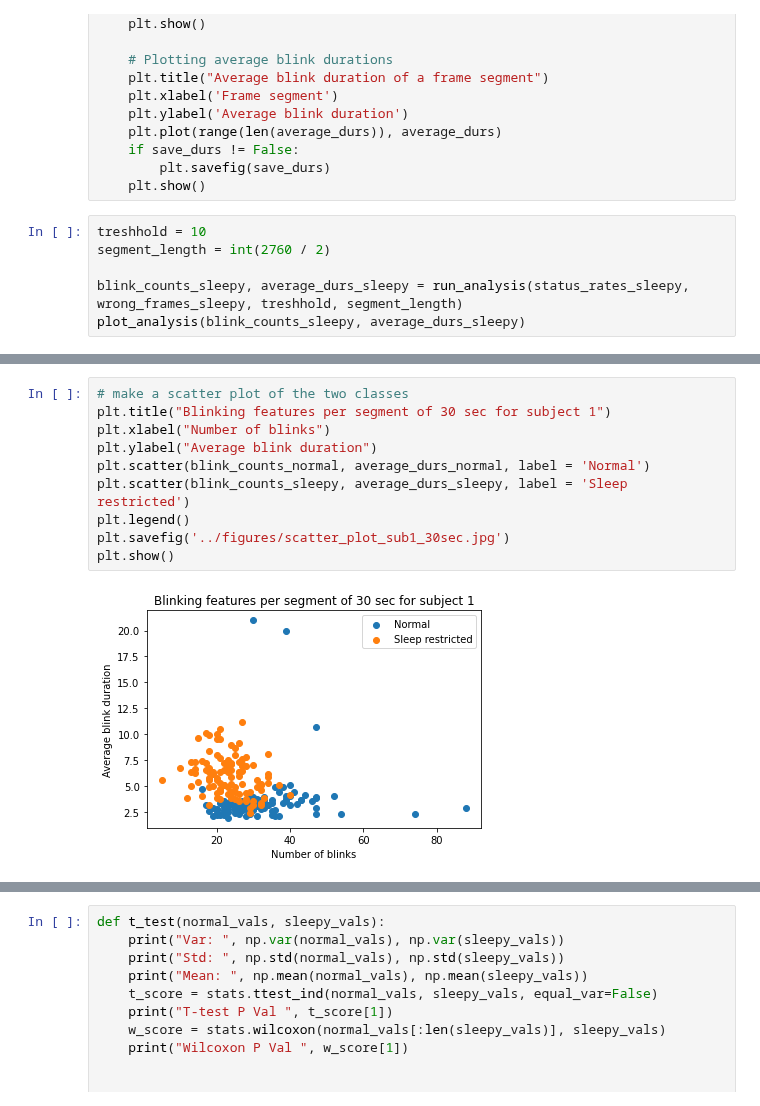
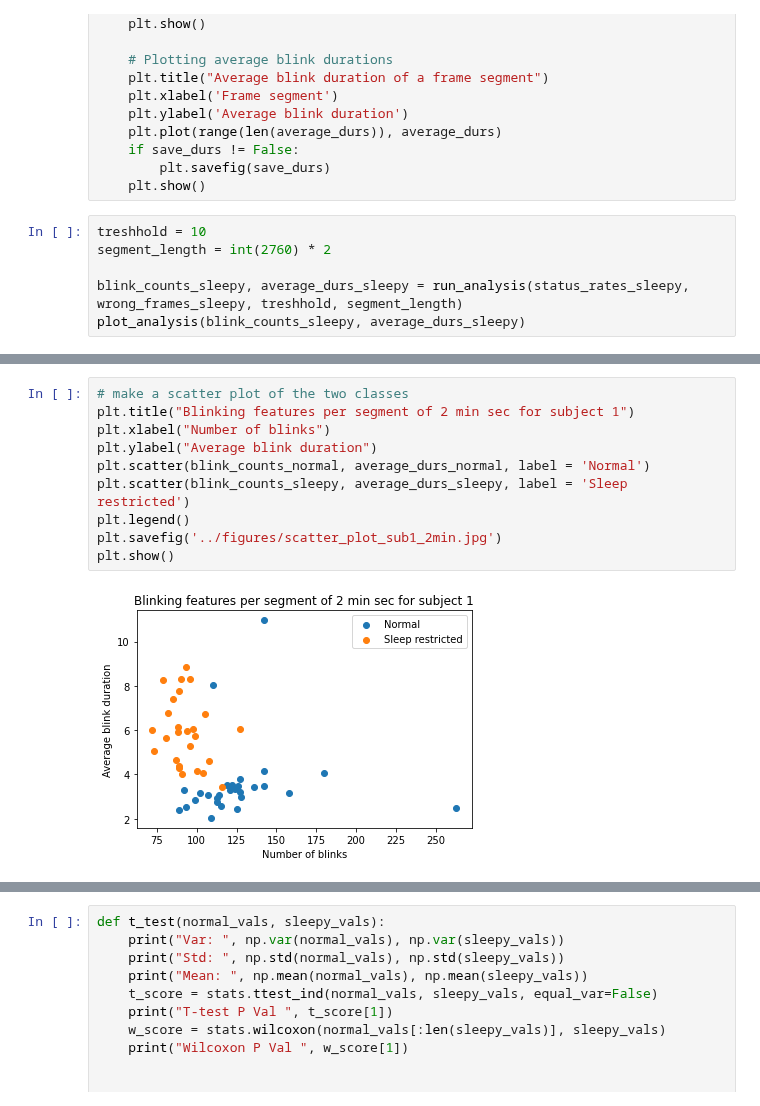
Before and after one commit to fruste/driver-drowsiness, a Jupyter notebook: code/feature_creation.ipynb, the cells around one changed output, grey strips where cells are left out. Cells and saved outputs as stored; diff of their text form.

```diff
--- a/code/feature_creation.ipynb
+++ b/code/feature_creation.ipynb
@@ -154,7 +154,7 @@ def plot_analysis(blink_counts, average_durs, save_counts=False, save_durs=False
     plt.show()
 # %%
 treshhold = 10
-segment_length = int(2760 / 2)
+segment_length = int(2760) * 2
 
 blink_counts_sleepy, average_durs_sleepy = run_analysis(status_rates_sleepy, wrong_frames_sleepy, treshhold, segment_length)
 plot_analysis(blink_counts_sleepy, average_durs_sleepy)
@@ -189,15 +189,15 @@ Mean blink duration per segment 3.505094236377752
 # %%
 # make a scatter plot of the two classes
-plt.title("Blinking features per segment of 30 sec for subject 1")
+plt.title("Blinking features per segment of 2 min sec for subject 1")
 plt.xlabel("Number of blinks")
 plt.ylabel("Average blink duration")
 plt.scatter(blink_counts_normal, average_durs_normal, label = 'Normal')
 plt.scatter(blink_counts_sleepy, average_durs_sleepy, label = 'Sleep restricted')
 plt.legend()
-plt.savefig('../figures/scatter_plot_sub1_30sec.jpg')
+plt.savefig('../figures/scatter_plot_sub1_2min.jpg')
 plt.show()
 # %% [output]
-[figure, old version]
+[figure, new version]
 # %%
 # The number of blinking frames is just a multiplication of the duration and number of blinks
 blink_frames_sleepy = list(np.multiply(np.array(blink_counts_sleepy), np.array(average_durs_sleepy)))
```
Also changed, not shown: parts of 4 cells of this notebook, 1 other file.
